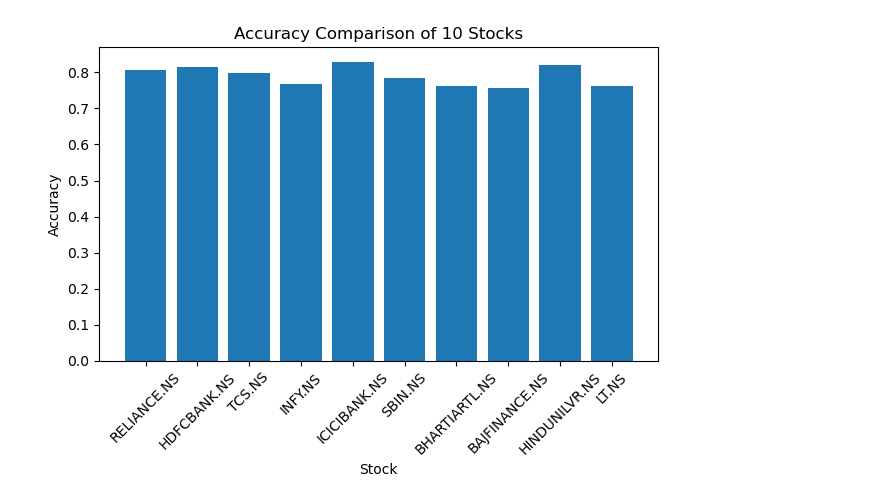
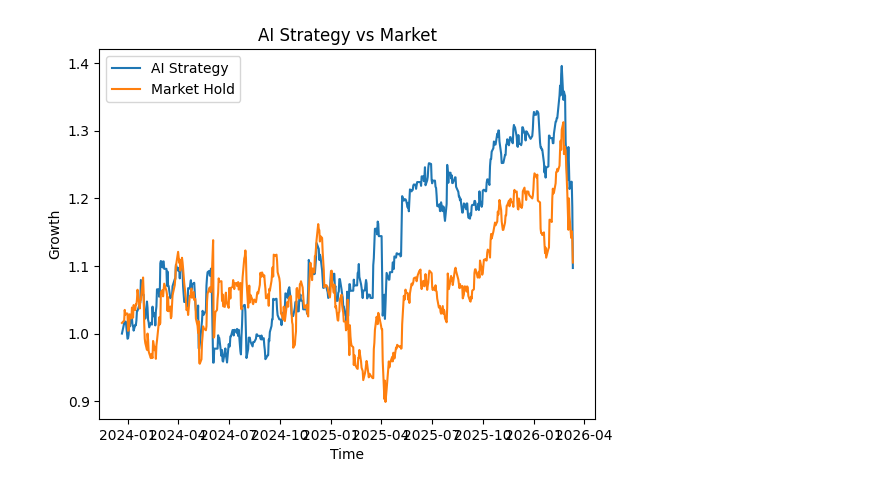
Before and after one commit to janani150/DevelopmentofPythonBasedStock-ETFSignalGenerationPlatform--, a Jupyter notebook: backend/ML_Model/ETFSignalGeneration.ipynb, the cells around one changed output. Cells and saved outputs as stored; diff of their text form; code cells hidden in the pictures.

```diff
--- a/backend/ML_Model/ETFSignalGeneration.ipynb
+++ b/backend/ML_Model/ETFSignalGeneration.ipynb
@@ -153,12 +139,19 @@ Training SBIN.NS
 # %%
 import matplotlib.pyplot as plt
+
+data_test["Market_Return"] = data_test["Return"]
+data_test["Market_Cumulative"] = (1 + data_test["Market_Return"]).cumprod()
+
 plt.figure()
-plt.bar(results_df["Stock"], results_df["Accuracy"])
-plt.xlabel("Stock")
-plt.ylabel("Accuracy")
-plt.title("Accuracy Comparison of 10 Stocks")
-plt.xticks(rotation=45)
-plt.tight_layout()
+
+plt.plot(data_test["Cumulative_Return"], label="AI Strategy")
+plt.plot(data_test["Market_Cumulative"], label="Market Hold")
+
+plt.title("AI Strategy vs Market")
+plt.xlabel("Time")
+plt.ylabel("Growth")
+
+plt.legend()
 plt.show()
 # %% [output]
-[figure, old version]
+[figure, new version]
```
Also changed, not shown: parts of 2 cells of this notebook, 32 other files.
